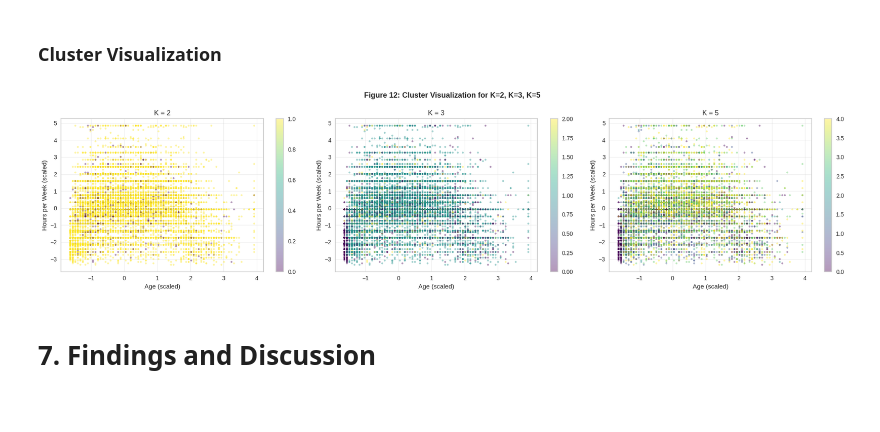
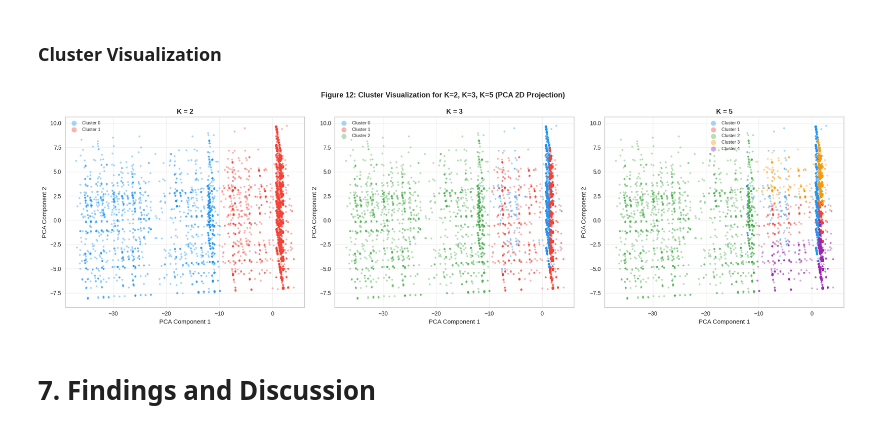
Before and after one commit to Non8q/IT326-Adult-Census-Income, a Jupyter notebook: Phase3.ipynb, the cells around one changed output. Drawn from its saved outputs; the diff is of its cells as text; code cells hidden in the pictures.

```diff
--- a/Phase3.ipynb
+++ b/Phase3.ipynb
@@ -790,27 +790,39 @@ The average silhouette score is: 0.20346527218746283
 # %% [markdown]
 ### Cluster Visualization
 # %%
-# Add cluster labels to dataframe for visualization
-df['Cluster_K2'] = kmeans_result_2.labels_
-df['Cluster_K3'] = kmeans_result_3.labels_
-df['Cluster_K5'] = kmeans_result_5.labels_
+from sklearn.decomposition import PCA
 
-fig, axes = plt.subplots(1, 3, figsize=(20, 5))
-fig.suptitle('Figure 12: Cluster Visualization for K=2, K=3, K=5', fontsize=13, fontweight='bold')
+pca = PCA(n_components=2, random_state=42)
+X_pca = pca.fit_transform(features)
 
-for ax, k, col in zip(axes, [2, 3, 5], ['Cluster_K2', 'Cluster_K3', 'Cluster_K5']):
-    scatter = ax.scatter(df['age'], df['hours.per.week'],
-                         c=df[col], cmap='viridis', alpha=0.4, s=8)
-    ax.set_title(f'K = {k}')
-    ax.set_xlabel('Age (scaled)')
-    ax.set_ylabel('Hours per Week (scaled)')
+fig, axes = plt.subplots(1, 3, figsize=(20, 6))
+fig.suptitle('Figure 12: Cluster Visualization for K=2, K=3, K=5 (PCA 2D Projection)',
+             fontsize=13, fontweight='bold')
+
+colors_list = [
+    ['#2196F3', '#F44336'],
+    ['#2196F3', '#F44336', '#4CAF50'],
+    ['#2196F3', '#F44336', '#4CAF50', '#FF9800', '#9C27B0']
+]
+
+k_labels = [kmeans_result_2.labels_, kmeans_result_3.labels_, kmeans_result_5.labels_]
+
+for ax, k, labels, colors in zip(axes, [2, 3, 5], k_labels, colors_list):
+    for cluster_id in range(k):
+        mask = labels == cluster_id
+        ax.scatter(X_pca[mask, 0], X_pca[mask, 1],
+                   c=colors[cluster_id], label=f'Cluster {cluster_id}',
+                   alpha=0.4, s=8)
+    ax.set_title(f'K = {k}', fontsize=12, fontweight='bold')
+    ax.set_xlabel('PCA Component 1')
+    ax.set_ylabel('PCA Component 2')
+    ax.legend(fontsize=8, markerscale=3)
     ax.grid(True, alpha=0.3)
-    plt.colorbar(scatter, ax=ax)
 
 plt.tight_layout()
 plt.show()
 # %% [output]
-[figure, old version]
+[figure, new version]
 # %% [markdown]
 # **7. Findings and Discussion**
 # %% [markdown]
```
